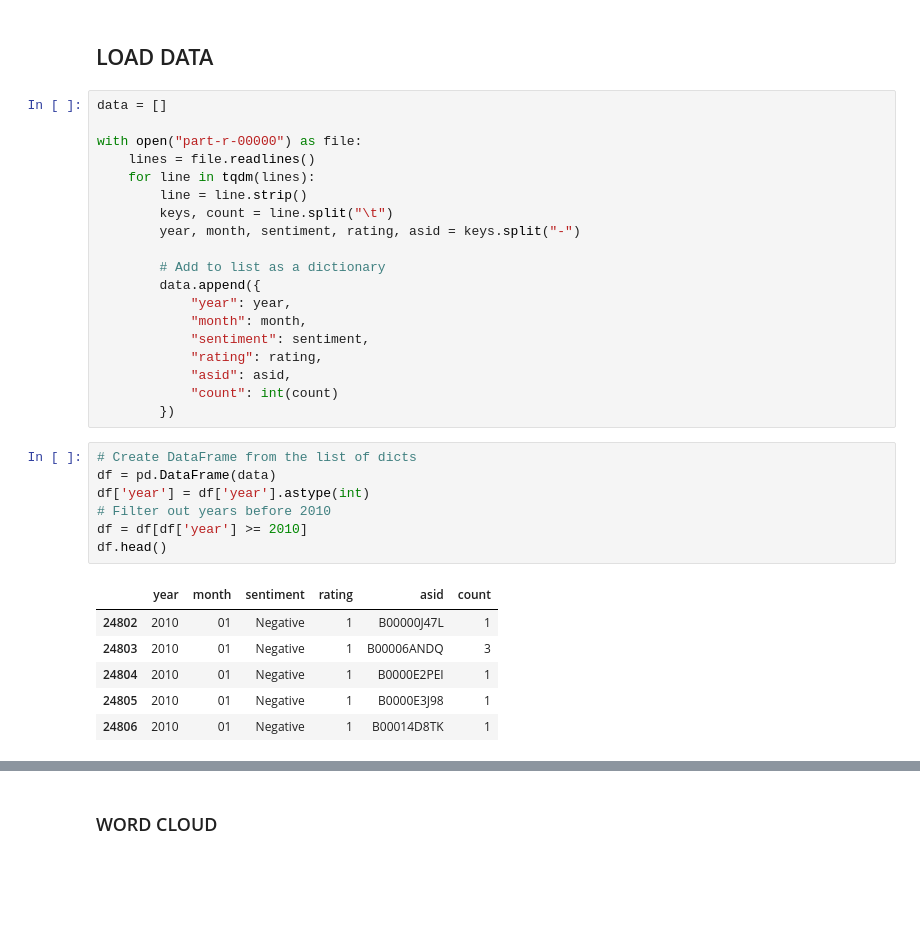
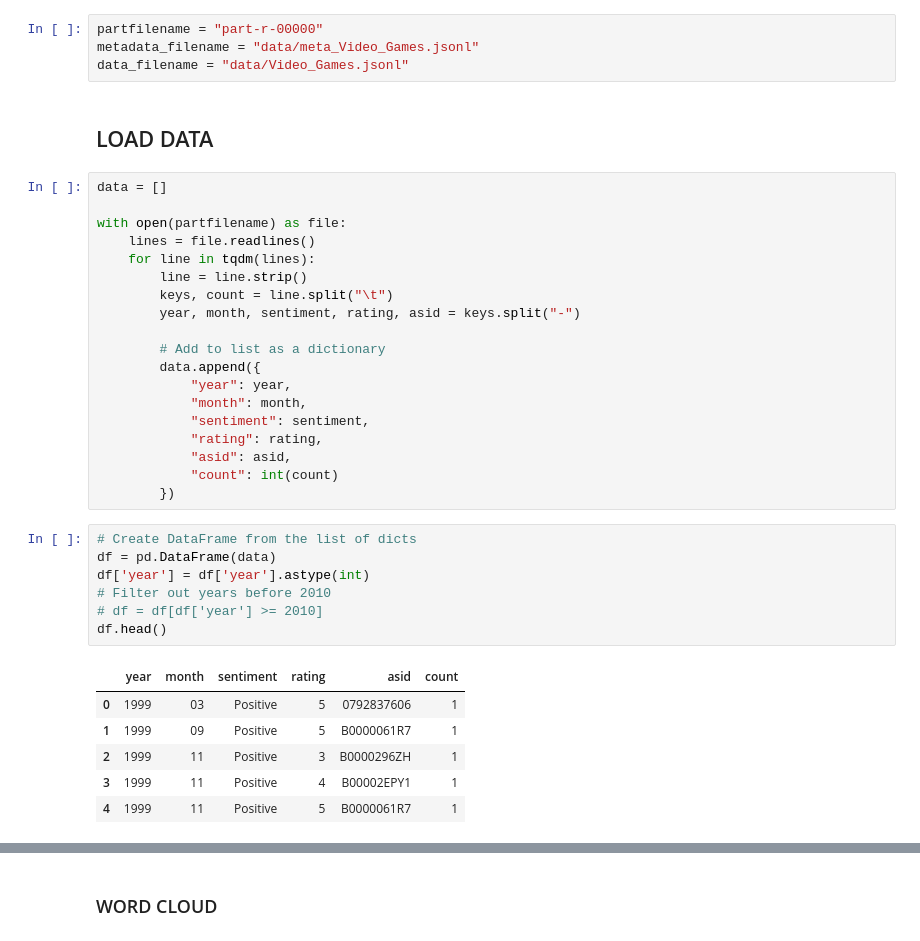
Before and after one commit to dragonstonehafiz/inf2006-big-data, a Jupyter notebook: python/plot.ipynb, the cells around one changed output, grey strips where cells are left out. Saved outputs shown, nothing was run; the diff lists cells and outputs as text; blank space fills up the shorter version.

```diff
--- a/python/plot.ipynb
+++ b/python/plot.ipynb
@@ -10,9 +12,13 @@ import matplotlib.pyplot as plt
+# %%
+partfilename = "part-r-00000"
+metadata_filename = "data/meta_Video_Games.jsonl"
+data_filename = "data/Video_Games.jsonl"
 # %% [markdown]
 ## LOAD DATA
 # %%
 data = []
 
-with open("part-r-00000") as file:
+with open(partfilename) as file:
     lines = file.readlines()
     for line in tqdm(lines):
         line = line.strip()
@@ -31,16 +37,16 @@ with open("part-r-00000") as file:
 # %%
 # Create DataFrame from the list of dicts
 df = pd.DataFrame(data)
 df['year'] = df['year'].astype(int)
 # Filter out years before 2010
-df = df[df['year'] >= 2010]
+# df = df[df['year'] >= 2010]
 df.head()
 # %% [output]
 |  | year | month | sentiment | rating | asid | count |
-| 24802 | 2010 | 01 | Negative | 1 | B00000J47L | 1 |
-| 24803 | 2010 | 01 | Negative | 1 | B00006ANDQ | 3 |
-| 24804 | 2010 | 01 | Negative | 1 | B0000E2PEI | 1 |
-| 24805 | 2010 | 01 | Negative | 1 | B0000E3J98 | 1 |
-| 24806 | 2010 | 01 | Negative | 1 | B00014D8TK | 1 |
+| 0 | 1999 | 03 | Positive | 5 | 0792837606 | 1 |
+| 1 | 1999 | 09 | Positive | 5 | B0000061R7 | 1 |
+| 2 | 1999 | 11 | Positive | 3 | B0000296ZH | 1 |
+| 3 | 1999 | 11 | Positive | 4 | B00002EPY1 | 1 |
+| 4 | 1999 | 11 | Positive | 5 | B0000061R7 | 1 |
 # %%
 # Step 1: Load product metadata JSONL
```
Also changed, not shown: parts of 14 cells of this notebook, 1 other file.
